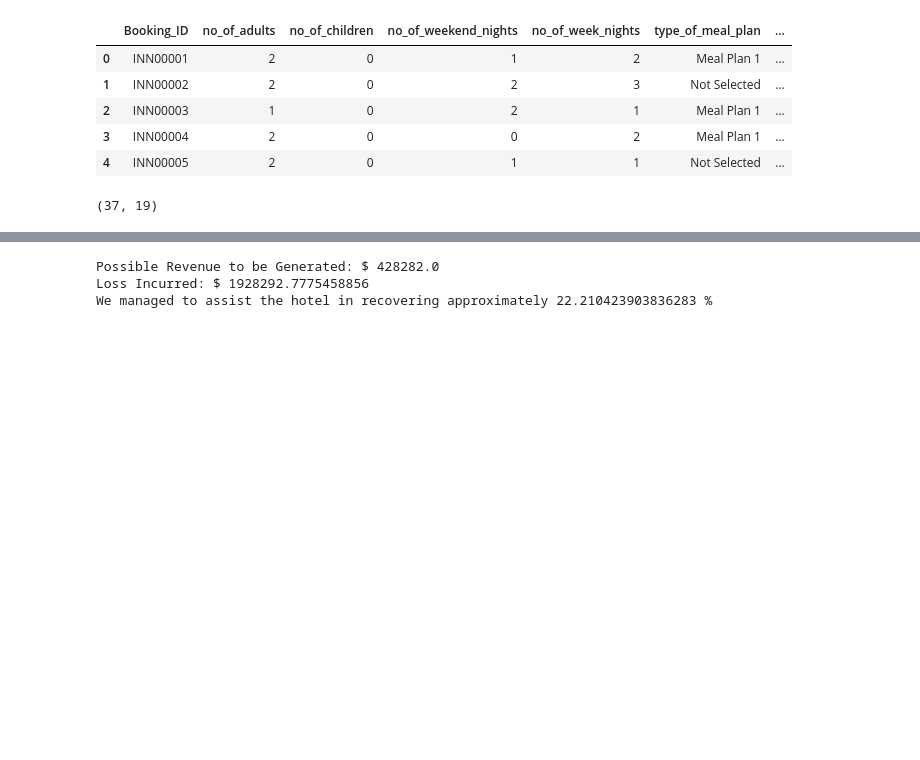
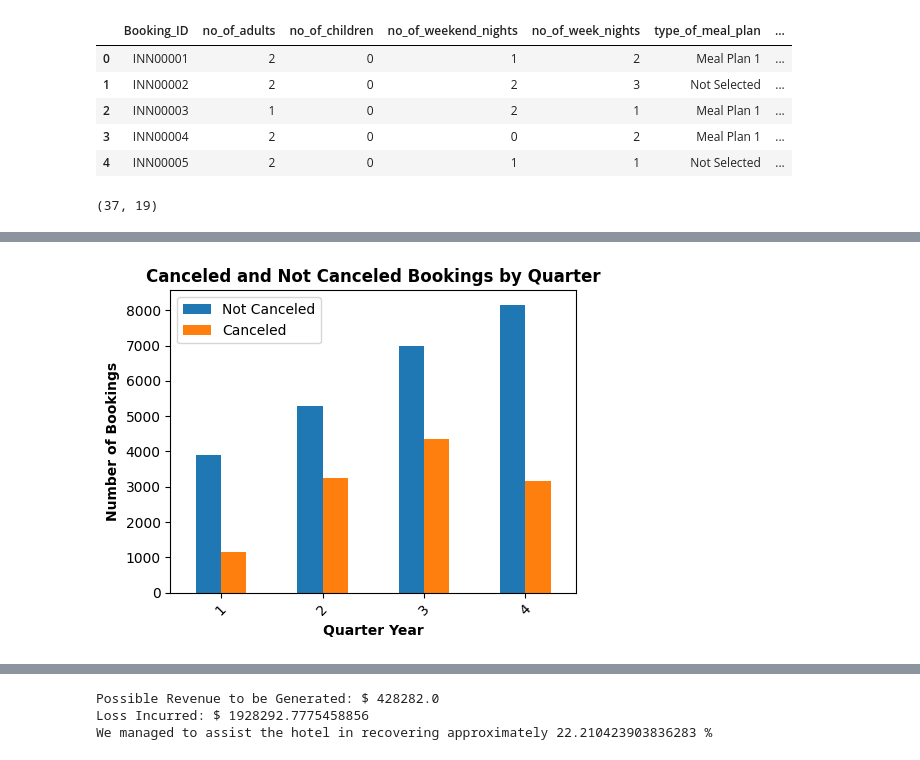
Before and after one commit to saiyam-shah/Hotel_Cancellations, a Jupyter notebook: Booking Battles.ipynb, the cells around one changed output, grey strips where cells are left out. Saved outputs shown, nothing was run; the diff lists cells and outputs as text; code cells hidden in the pictures; blank space fills up the shorter version.

```diff
--- a/Booking Battles.ipynb
+++ b/Booking Battles.ipynb
@@ -30,3 +77,24 @@ df['quarter'] = pd.to_datetime(df['date']).dt.quarter
+# %%
+# Group the data by 'quarter_year' and 'booking_status_Canceled', and calculate the counts
+cancellation_counts_by_quarter = hr.groupby(['quarter', 'booking_status_Canceled']).size().unstack()
+
+# Plot the data
+fig, ax = plt.subplots(figsize=(5, 4))  # Adjust the figure size here (width, height)
+
+cancellation_counts_by_quarter.plot(kind='bar', ax=ax)
+
+# Configure the plot
+ax.set_xlabel('Quarter Year', fontdict={'weight': 'bold'})
+ax.set_ylabel('Number of Bookings', fontdict={'weight': 'bold'})
+ax.set_title('Canceled and Not Canceled Bookings by Quarter', fontdict={'weight': 'bold', 'size': 12})
+ax.set_xticklabels(cancellation_counts_by_quarter.index, rotation=45)
+ax.legend(['Not Canceled', 'Canceled'], loc='upper left')
+
+# Show the plot
+plt.tight_layout()
+plt.show()
+# %% [output]
+[figure, added]
 # %%
 df_thresh=df[['quarter','room_type_reserved','lead_time','avg_price_per_room','booking_status']]
 # %%
```
Also changed, not shown: parts of 6 cells of this notebook.
